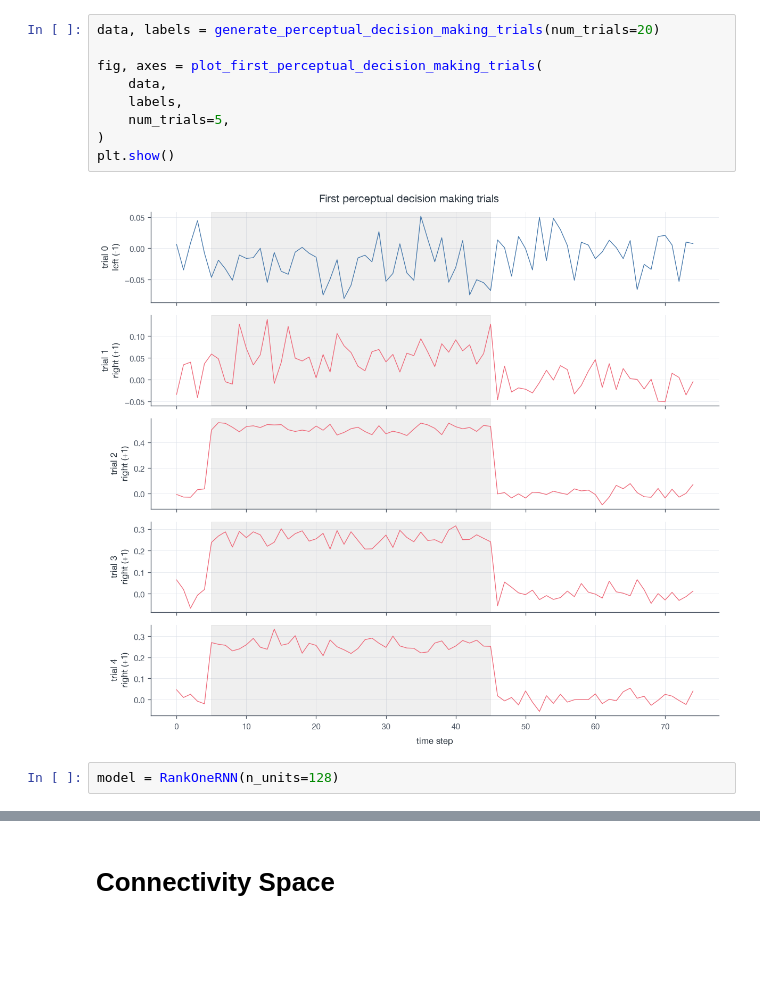
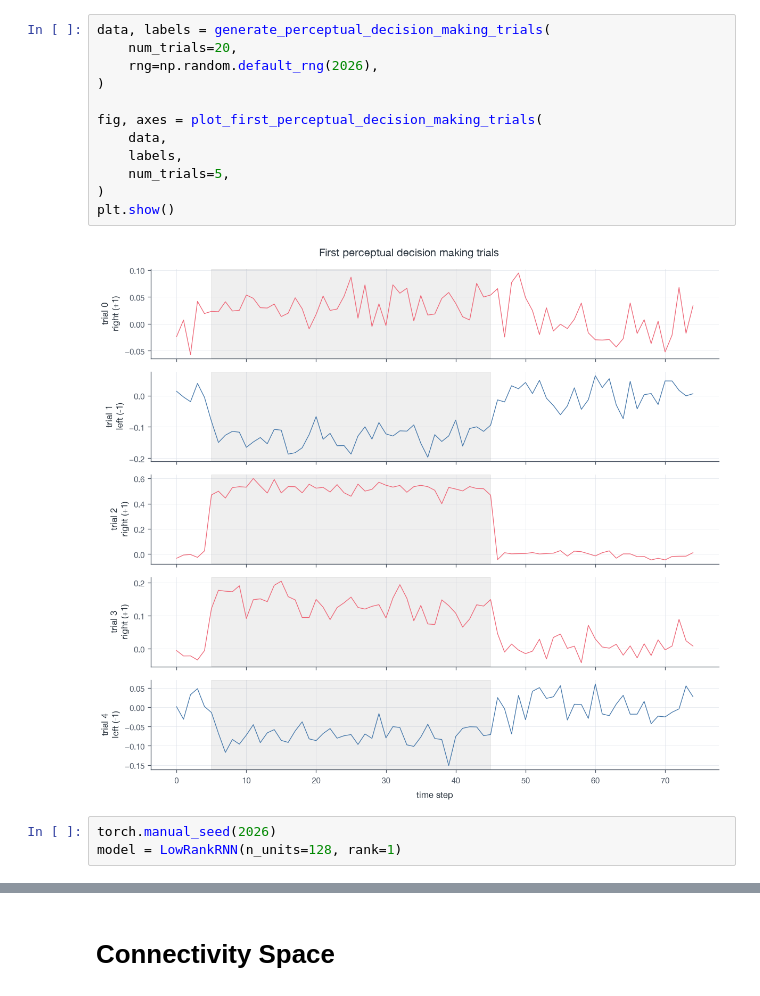
Before and after one commit to arjunpur/low-rank-rnn, a Jupyter notebook: model.ipynb, the cells around one changed output, grey strips where cells are left out. Drawn from its saved outputs; the diff is of its cells as text; blank space fills up the shorter version.

```diff
--- a/model.ipynb
+++ b/model.ipynb
@@ -21,16 +38,20 @@ from low_rank_rnn.training import decision_accuracy, train_model
 
 set_plot_style()
 # %%
-data, labels = generate_perceptual_decision_making_trials(num_trials=20)
+data, labels = generate_perceptual_decision_making_trials(
+    num_trials=20,
+    rng=np.random.default_rng(2026),
+)
 
 fig, axes = plot_first_perceptual_decision_making_trials(
     data,
     labels,
     num_trials=5,
 )
 plt.show()
 # %% [output]
-[figure, old version]
+[figure, new version]
 # %%
-model = RankOneRNN(n_units=128)
+torch.manual_seed(2026)
+model = LowRankRNN(n_units=128, rank=1)
 # %%
```
Also changed, not shown: parts of 22 cells of this notebook, 12 other files.
